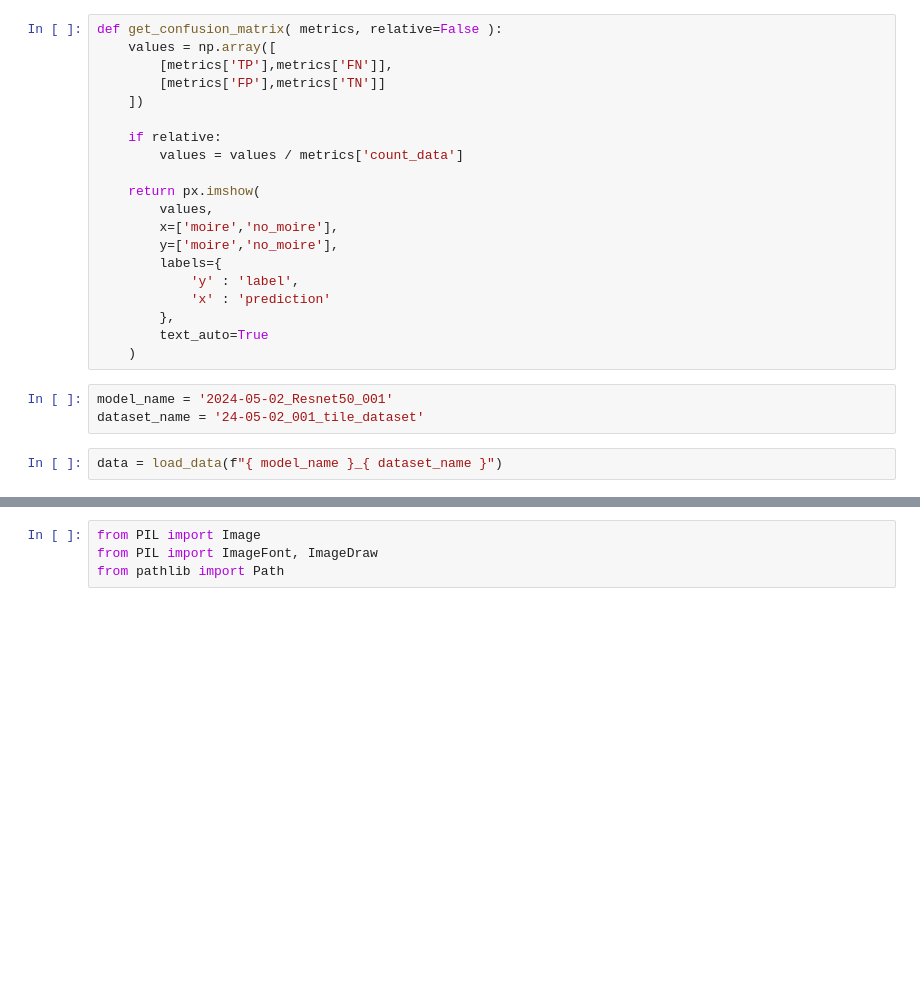
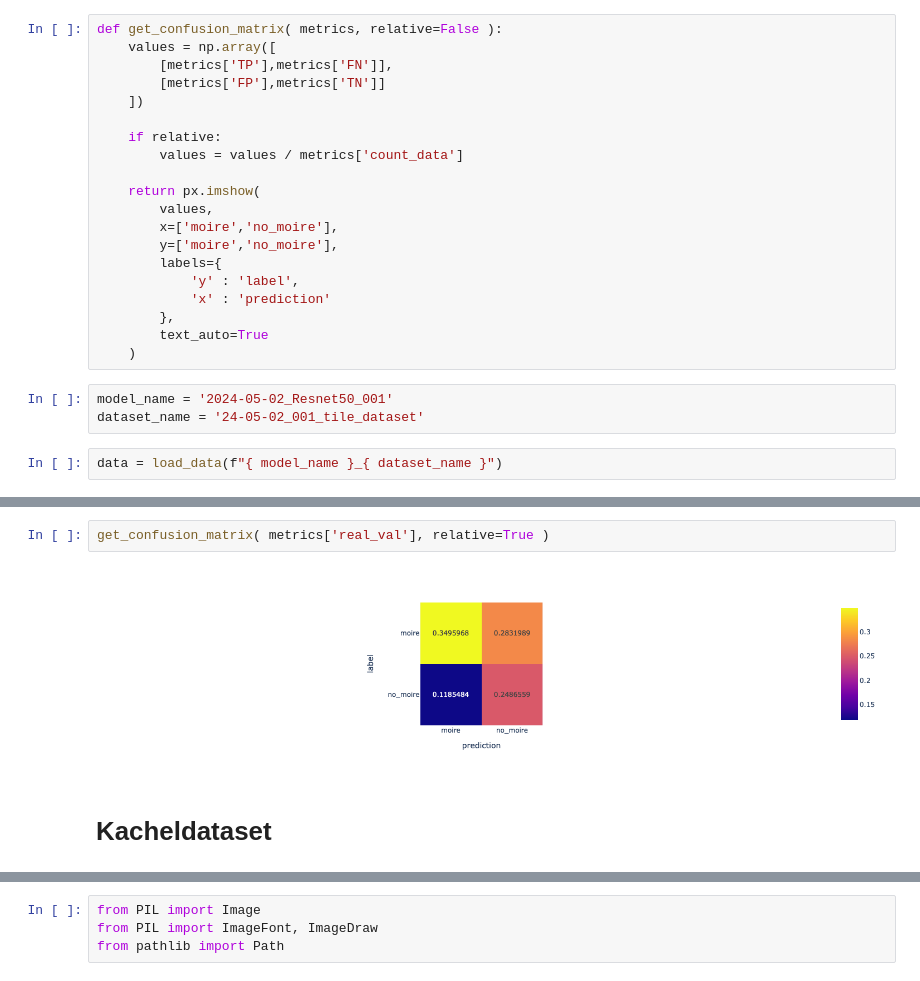
Before and after one commit to FBirwe/master-thesis_moire_detection, a Jupyter notebook: 80_Auswertungen/calc_model_metrics.ipynb, the cells around one changed output, grey strips where cells are left out. Cells and saved outputs as stored; diff of their text form; blank space fills up the shorter version.

```diff
--- a/80_Auswertungen/calc_model_metrics.ipynb
+++ b/80_Auswertungen/calc_model_metrics.ipynb
@@ -184,0 +130,6 @@ get_confusion_matrix( test_metrics, relative=True )
+# %%
+get_confusion_matrix( metrics['real_val'], relative=True )
+# %% [output]
+[figure, added]
+# %% [markdown]
+# Kacheldataset
```
Also changed, not shown: parts of 25 cells of this notebook, 2 other files.
